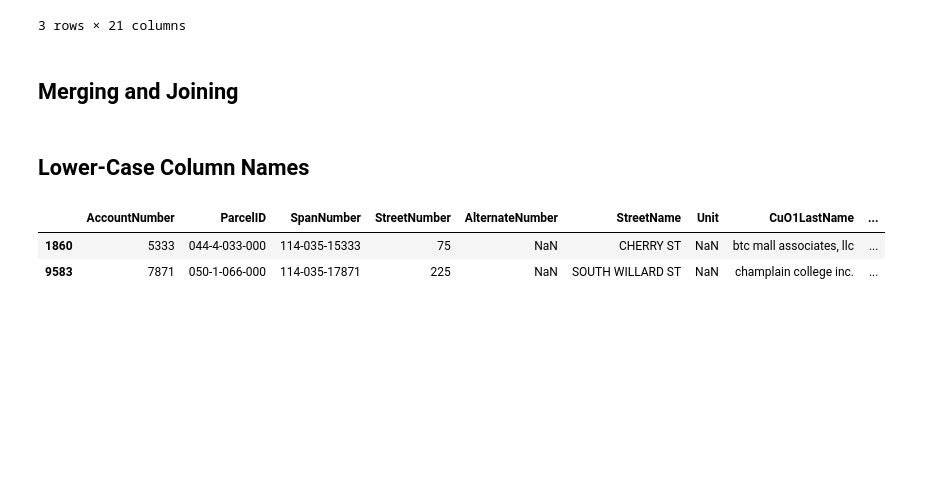
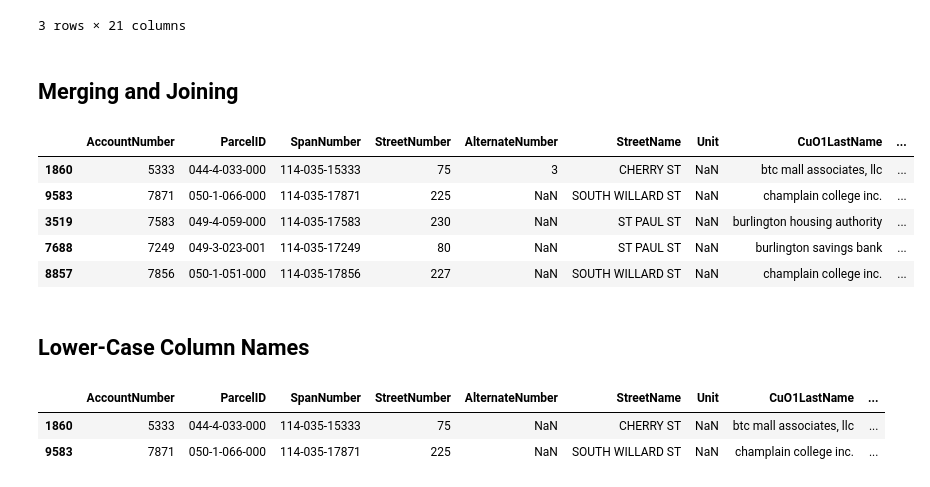
Before and after one commit to kefortney/PythonLearning, a Jupyter notebook: Pandas Reference.ipynb, the cells around one changed output. Saved outputs shown, nothing was run; the diff lists cells and outputs as text; code cells hidden in the pictures; blank space fills up the shorter version.

```diff
--- a/Pandas Reference.ipynb
+++ b/Pandas Reference.ipynb
@@ -366,3 +366,12 @@ df['FinishedArea'] = df['FinishedArea'].astype(int)
 # %%
 # Another way to change data type of DataFrame column
 df.TotalGrossArea = df.TotalGrossArea.astype(np.int64)
+# %%
+# Convert Series datatype to numeric, getting rid of any non-numeric values
+df['ZoningCodeconvert'] = df['ZoningCode'].to_numeric(df['ZoningCode'])
+#df['ZoningCode']
+
+for dataset in combine:
+    dataset['Sex'] = dataset['Sex'].map( {'female': 1, 'male': 0} ).astype(int)
+
+train_df.head()
@@ -407,3 +412,17 @@ Merging and Joining
+# %%
+setone = df[['AccountNumber','ParcelID','SpanNumber']]
+settwo = df[['StreetNumber','AlternateNumber','StreetName','Unit','CuO1LastName','CuO1FirstName','CuO2LastName']]
+
+# combine the two sets on the verticle axis
+concatdf = pd.concat([setone, settwo], axis=1)
+concatdf.head()
+# %% [output]
+|  | AccountNumber | ParcelID | SpanNumber | StreetNumber | AlternateNumber | StreetName | Unit | CuO1LastName | ... |
+| 1860 | 5333 | 044-4-033-000 | 114-035-15333 | 75 | 3 | CHERRY ST | NaN | btc mall associates, llc | ... |
+| 9583 | 7871 | 050-1-066-000 | 114-035-17871 | 225 | NaN | SOUTH WILLARD ST | NaN | champlain college inc. | ... |
+| 3519 | 7583 | 049-4-059-000 | 114-035-17583 | 230 | NaN | ST PAUL ST | NaN | burlington housing authority | ... |
+| 7688 | 7249 | 049-3-023-001 | 114-035-17249 | 80 | NaN | ST PAUL ST | NaN | burlington savings bank | ... |
+| 8857 | 7856 | 050-1-051-000 | 114-035-17856 | 227 | NaN | SOUTH WILLARD ST | NaN | champlain college inc. | ... |
 # %% [markdown]
 Lower-Case Column Names
 ------------
```
Also changed, not shown: parts of 3 cells of this notebook.
